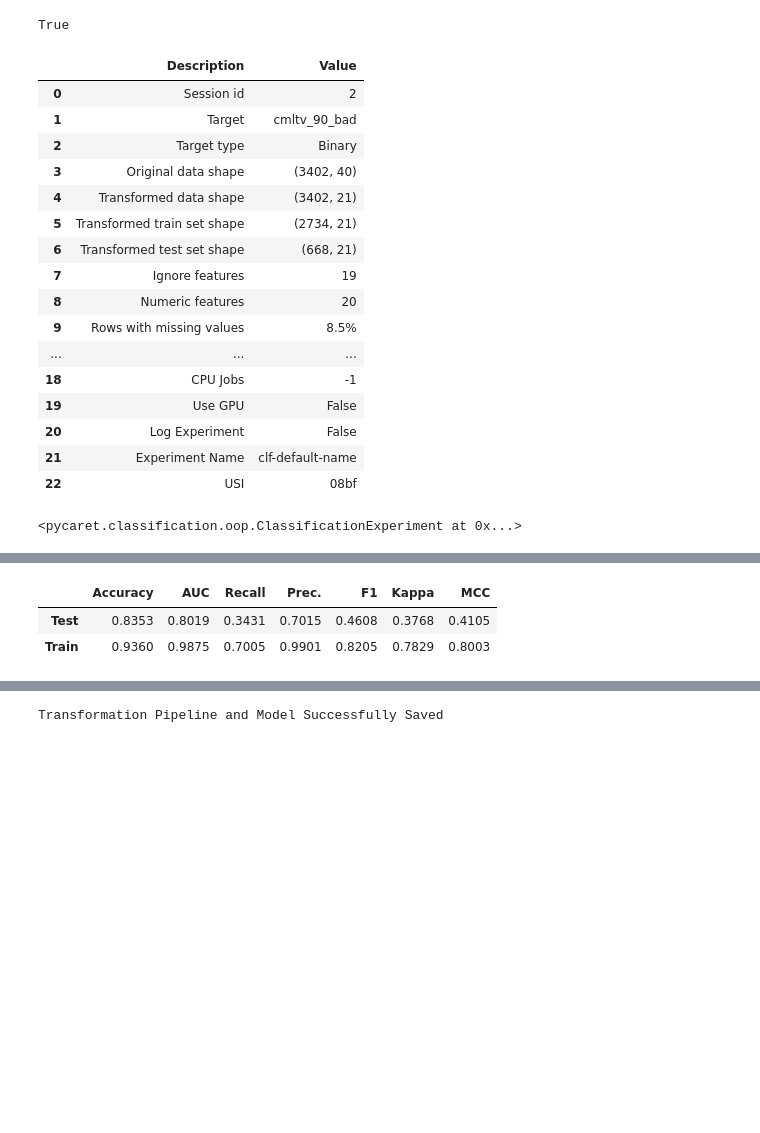
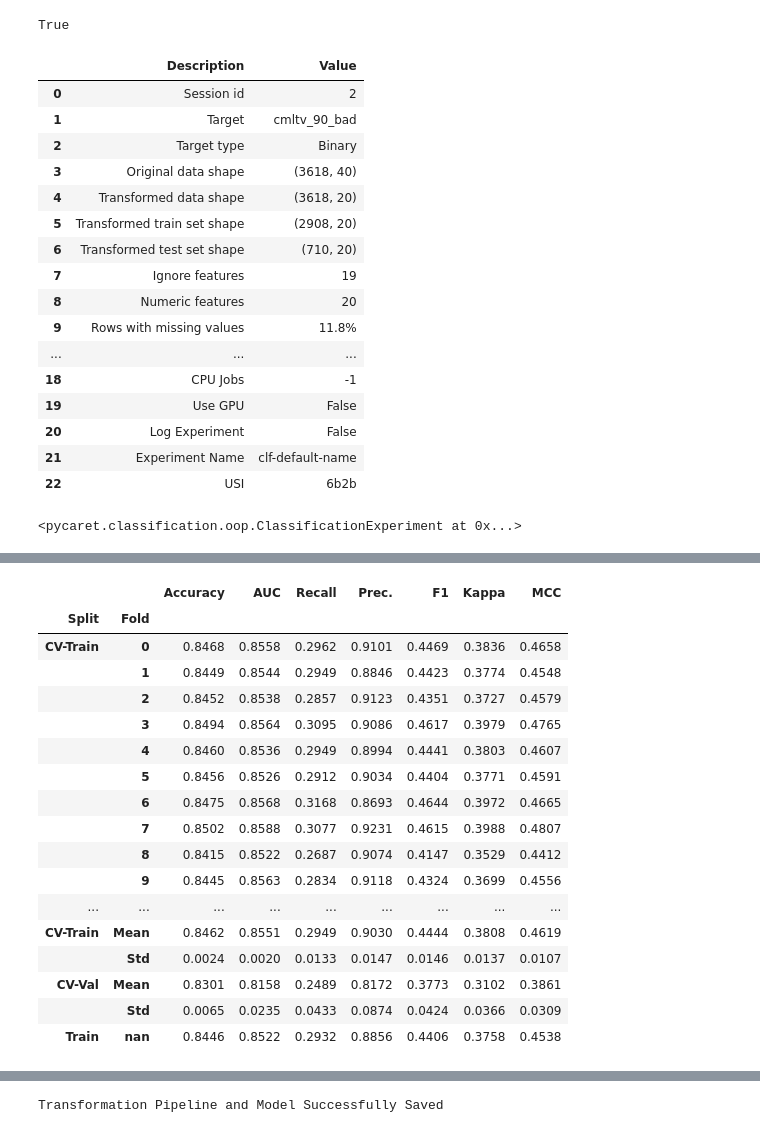
Before and after one commit to s-masrur/cbi_scoring_original, a Jupyter notebook: deploy_pycaret.ipynb, the cells around one changed output, grey strips where cells are left out. Cells and saved outputs as stored; diff of their text form; code cells hidden in the pictures; blank space fills up the shorter version.

```diff
--- a/deploy_pycaret.ipynb
+++ b/deploy_pycaret.ipynb
@@ -276,7 +277,7 @@ exp.setup(
     fold_shuffle=True,
 
     # categorical_imputation='mode',
-    # numeric_imputation='mean',
+    numeric_imputation='mean',
 
     categorical_features=cat_feats,
     numeric_features=num_feats,
@@ -298,31 +299,52 @@ exp.setup(
 | 0 | Session id | 2 |
 | 1 | Target | cmltv_90_bad |
 | 2 | Target type | Binary |
-| 3 | Original data shape | (3402, 40) |
-| 4 | Transformed data shape | (3402, 21) |
-| 5 | Transformed train set shape | (2734, 21) |
-| 6 | Transformed test set shape | (668, 21) |
+| 3 | Original data shape | (3618, 40) |
+| 4 | Transformed data shape | (3618, 20) |
+| 5 | Transformed train set shape | (2908, 20) |
+| 6 | Transformed test set shape | (710, 20) |
 | 7 | Ignore features | 19 |
 | 8 | Numeric features | 20 |
-| 9 | Rows with missing values | 8.5% |
+| 9 | Rows with missing values | 11.8% |
 | ... | ... | ... |
 | 18 | CPU Jobs | -1 |
 | 19 | Use GPU | False |
 | 20 | Log Experiment | False |
 | 21 | Experiment Name | clf-default-name |
-| 22 | USI | 08bf |
+| 22 | USI | 6b2b |
 <pycaret.classification.oop.ClassificationExperiment at 0x...>
 # %%
 # train catboost
 trained_model_catboost = exp.create_model(
     estimator='catboost',
-    iterations=1000,
-    learning_rate=0.02,
-    cross_validation=False,
-    return_train_score=True
+    iterations=200,
+    learning_rate=0.015,
+    cross_validation=True,
+    return_train_score=True,
+    fold=10,
+    max_depth = 5,
+    # l2_leaf_reg = 3,
+    od_type = 'Iter',
+    # od_wait = 100,
+    random_state = 42
 )
 # %% [output]
 [interactive output not drawn]
-|  | Accuracy | AUC | Recall | Prec. | F1 | Kappa | MCC |
-| Test | 0.8353 | 0.8019 | 0.3431 | 0.7015 | 0.4608 | 0.3768 | 0.4105 |
-| Train | 0.9360 | 0.9875 | 0.7005 | 0.9901 | 0.8205 | 0.7829 | 0.8003 |
+|  |  | Accuracy | AUC | Recall | Prec. | F1 | Kappa | MCC |
+| Split | Fold |  |  |  |  |  |  |  |
+| CV-Train | 0 | 0.8468 | 0.8558 | 0.2962 | 0.9101 | 0.4469 | 0.3836 | 0.4658 |
+|  | 1 | 0.8449 | 0.8544 | 0.2949 | 0.8846 | 0.4423 | 0.3774 | 0.4548 |
+|  | 2 | 0.8452 | 0.8538 | 0.2857 | 0.9123 | 0.4351 | 0.3727 | 0.4579 |
+|  | 3 | 0.8494 | 0.8564 | 0.3095 | 0.9086 | 0.4617 | 0.3979 | 0.4765 |
+|  | 4 | 0.8460 | 0.8536 | 0.2949 | 0.8994 | 0.4441 | 0.3803 | 0.4607 |
+|  | 5 | 0.8456 | 0.8526 | 0.2912 | 0.9034 | 0.4404 | 0.3771 | 0.4591 |
+|  | 6 | 0.8475 | 0.8568 | 0.3168 | 0.8693 | 0.4644 | 0.3972 | 0.4665 |
+|  | 7 | 0.8502 | 0.8588 | 0.3077 | 0.9231 | 0.4615 | 0.3988 | 0.4807 |
+|  | 8 | 0.8415 | 0.8522 | 0.2687 | 0.9074 | 0.4147 | 0.3529 | 0.4412 |
+|  | 9 | 0.8445 | 0.8563 | 0.2834 | 0.9118 | 0.4324 | 0.3699 | 0.4556 |
+| ... | ... | ... | ... | ... | ... | ... | ... | ... |
+| CV-Train | Mean | 0.8462 | 0.8551 | 0.2949 | 0.9030 | 0.4444 | 0.3808 | 0.4619 |
+|  | Std | 0.0024 | 0.0020 | 0.0133 | 0.0147 | 0.0146 | 0.0137 | 0.0107 |
+| CV-Val | Mean | 0.8301 | 0.8158 | 0.2489 | 0.8172 | 0.3773 | 0.3102 | 0.3861 |
+|  | Std | 0.0065 | 0.0235 | 0.0433 | 0.0874 | 0.0424 | 0.0366 | 0.0309 |
+| Train | nan | 0.8446 | 0.8522 | 0.2932 | 0.8856 | 0.4406 | 0.3758 | 0.4538 |
```
Also changed, not shown: parts of 17 cells of this notebook, 2 other files.
